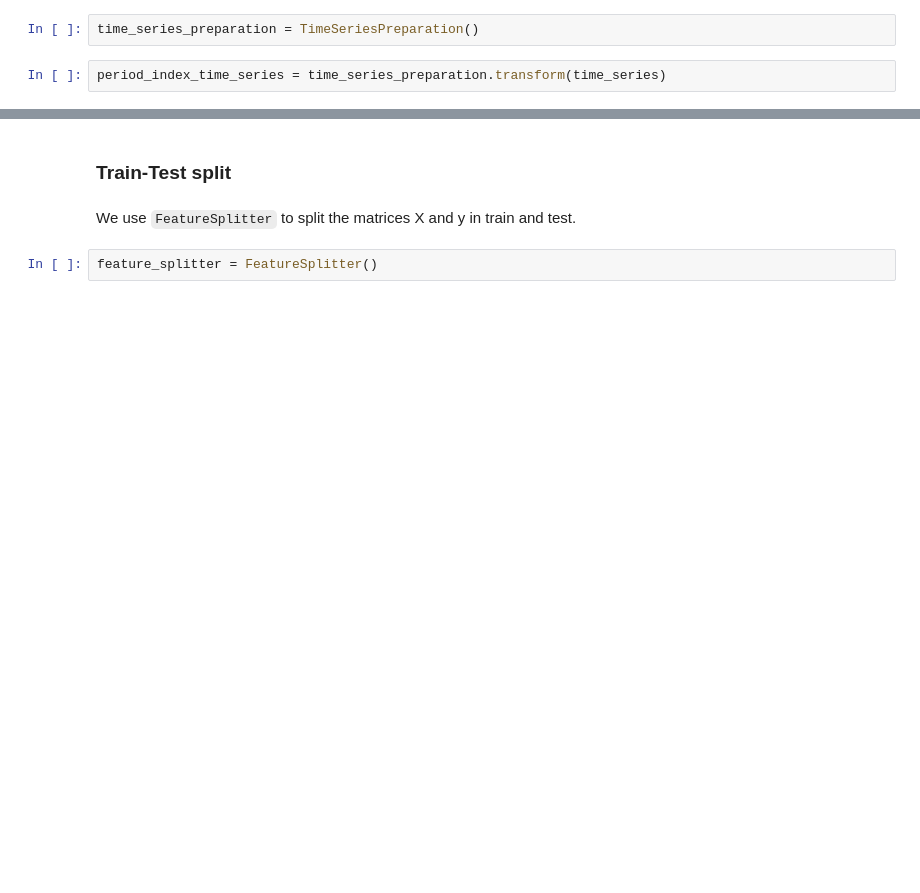
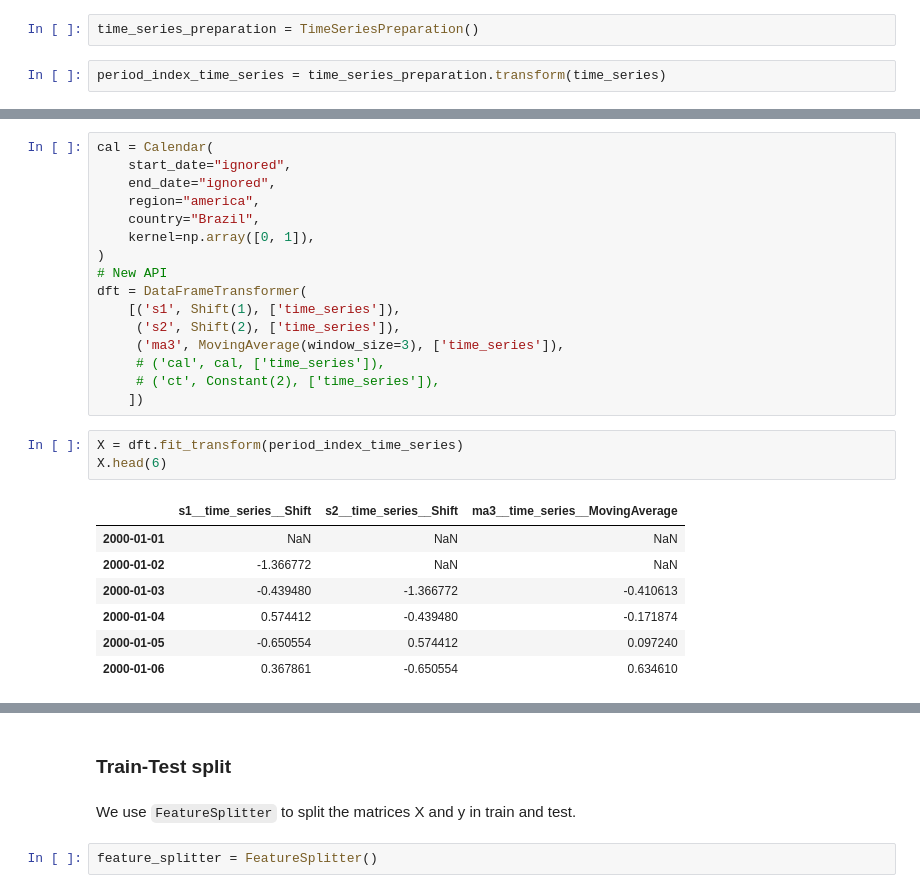
Before and after one commit to giotto-ai/giotto-time, a Jupyter notebook: examples/quick-start.ipynb, the cells around one changed output, grey strips where cells are left out. Drawn from its saved outputs; the diff is of its cells as text; blank space fills up the shorter version.

```diff
--- a/examples/quick-start.ipynb
+++ b/examples/quick-start.ipynb
@@ -70,0 +82,27 @@ features_X, features_y = feature_creation.fit_transform(period_index_time_series
+# %%
+cal = Calendar(
+    start_date="ignored",
+    end_date="ignored",
+    region="america",
+    country="Brazil",
+    kernel=np.array([0, 1]),
+)
+# New API
+dft = DataFrameTransformer(
+    [('s1', Shift(1), ['time_series']),
+     ('s2', Shift(2), ['time_series']),
+     ('ma3', MovingAverage(window_size=3), ['time_series']),
+     # ('cal', cal, ['time_series']),
+     # ('ct', Constant(2), ['time_series']),
+    ])
+# %%
+X = dft.fit_transform(period_index_time_series)
+X.head(6)
+# %% [output]
+|  | s1__time_series__Shift | s2__time_series__Shift | ma3__time_series__MovingAverage |
+| 2000-01-01 | NaN | NaN | NaN |
+| 2000-01-02 | -1.366772 | NaN | NaN |
+| 2000-01-03 | -0.439480 | -1.366772 | -0.410613 |
+| 2000-01-04 | 0.574412 | -0.439480 | -0.171874 |
+| 2000-01-05 | -0.650554 | 0.574412 | 0.097240 |
+| 2000-01-06 | 0.367861 | -0.650554 | 0.634610 |
```
Also changed, not shown: parts of 23 cells of this notebook.
